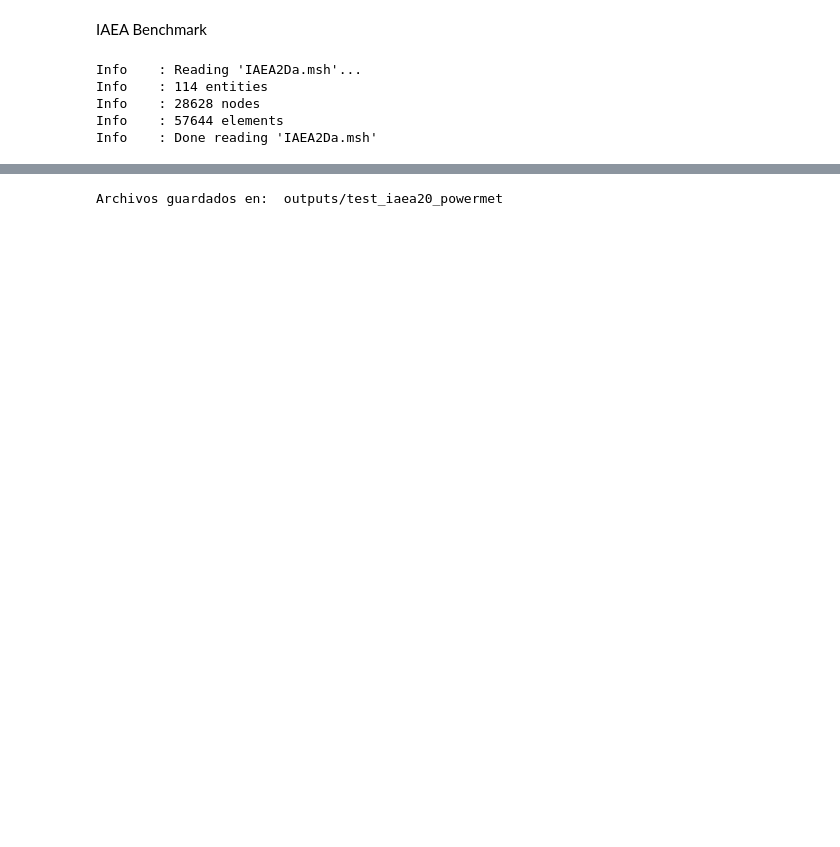
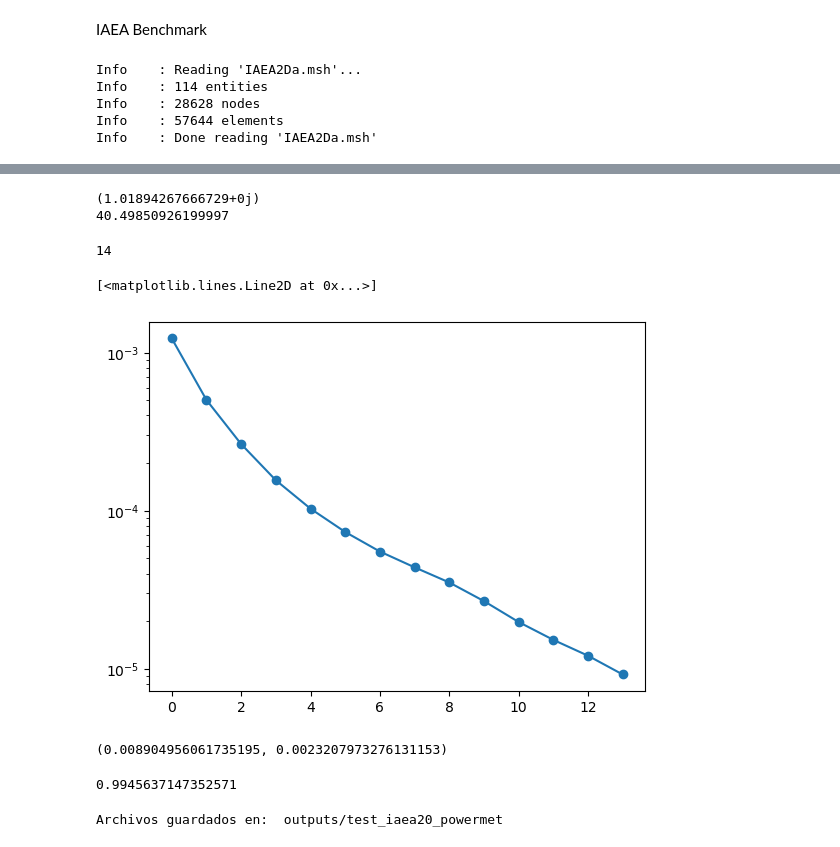
Before and after one commit to franamr/Physor20262, a Jupyter notebook: IAEA 2D Benchmark/IAEA2D.ipynb, the cells around one changed output, grey strips where cells are left out. Drawn from its saved outputs; the diff is of its cells as text; code cells hidden in the pictures; blank space fills up the shorter version.

```diff
--- a/IAEA 2D Benchmark/IAEA2D.ipynb
+++ b/IAEA 2D Benchmark/IAEA2D.ipynb
@@ -503,0 +680,2 @@ Info    : Done reading 'IAEA2Da.msh'
+# %%
+domain, cell_tags, facet_tags = gmshio.read_from_msh("IAEA2Da3.msh", MPI.COMM_WORLD, 0, gdim=2)
@@ -536,0 +848,42 @@ print(solver.eigvals)
+# %%
+#refinada slepc
+solver = NeutronTransportSolver2(
+    domain=domain,
+    D1M=2.0/100, D2M=0.3/100,
+    Sa1M=1e-8, Sa2M=0.01*100,
+    nusigf1M=1e-8, nusigf2M=1e-8,
+    S12M=0.04*100,
+
+    D1F=1.5/100, D2F=0.4/100,
+    Sa1F=0.01*100, Sa2F=0.08*100,
+    nusigf1F=1e-8, nusigf2F=0.135*100,
+    S12F=0.02*100,
+
+    D13=1.5/100, D23=0.4/100,
+    Sa13=0.01*100, Sa23=0.085*100,
+    nusigf13=1e-8, nusigf23=0.135*100,
+    S123=0.02*100,
+
+    D14=1.5/100, D24=0.4/100,
+    Sa14=0.01*100, Sa24=0.13*100,
+    nusigf14=1e-8, nusigf24=0.135*100,
+    S124=0.02*100,
+    cell_tags=cell_tags,
+    facet_tags=facet_tags,                # importante!
+    bord_cond="rob",         # o "rob" / "neu"
+    N_eig=1,
+    k=1,
+    eigmethod='slepc'
+)
+time0 = time.process_time()
+solver.solve()
+time1 = time.process_time()
+print(1/solver.eigval)
+print(time1-time0)
+# %% [output]
+(1.01894267666729+0j)
+40.49850926199997
+# %%
+solver.power_its
+# %% [output]
+14
@@ -536,0 +892,9 @@ print(solver.eigvals)
+# %%
+plt.semilogy(solver.power_res, '-o')
+# %% [output]
+[<matplotlib.lines.Line2D at 0x...>]
+[figure, added]
+# %%
+solver.phi_norms()
+# %% [output]
+(0.008904956061735195, 0.0023207973276131153)
@@ -537 +903,5 @@ print(solver.eigvals)
+# %%
+1/1.005466
+# %% [output]
+0.9945637147352571
 # %%
```
Also changed, not shown: parts of 17 cells of this notebook.
